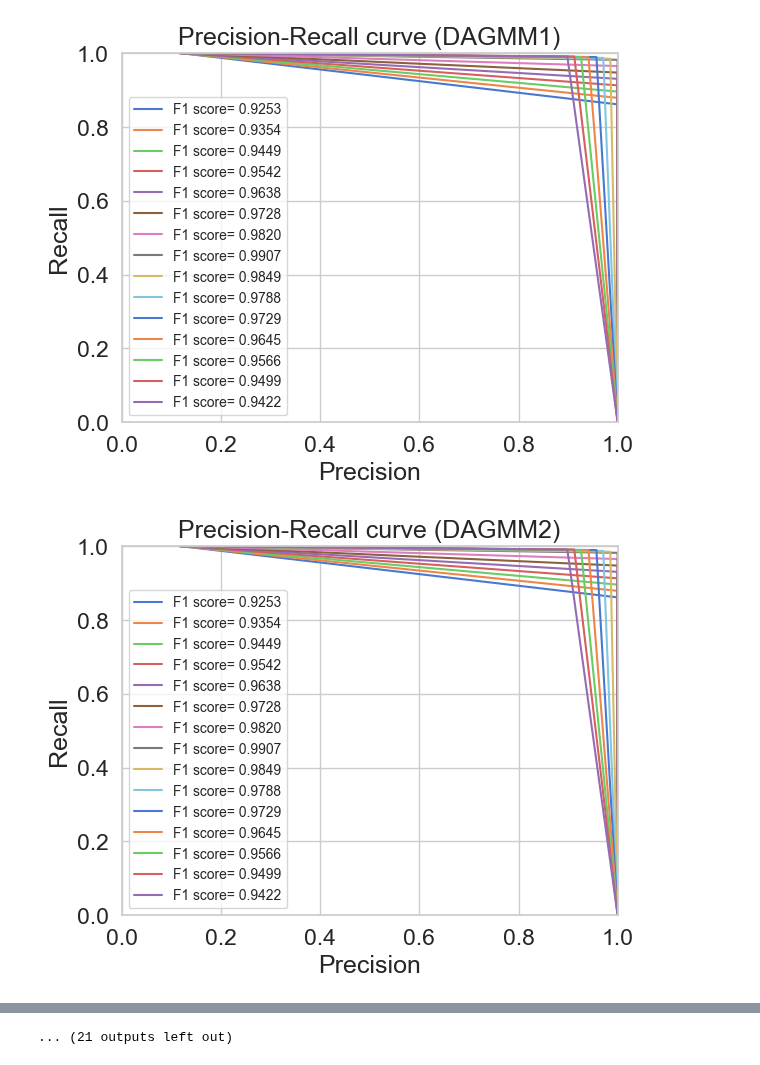
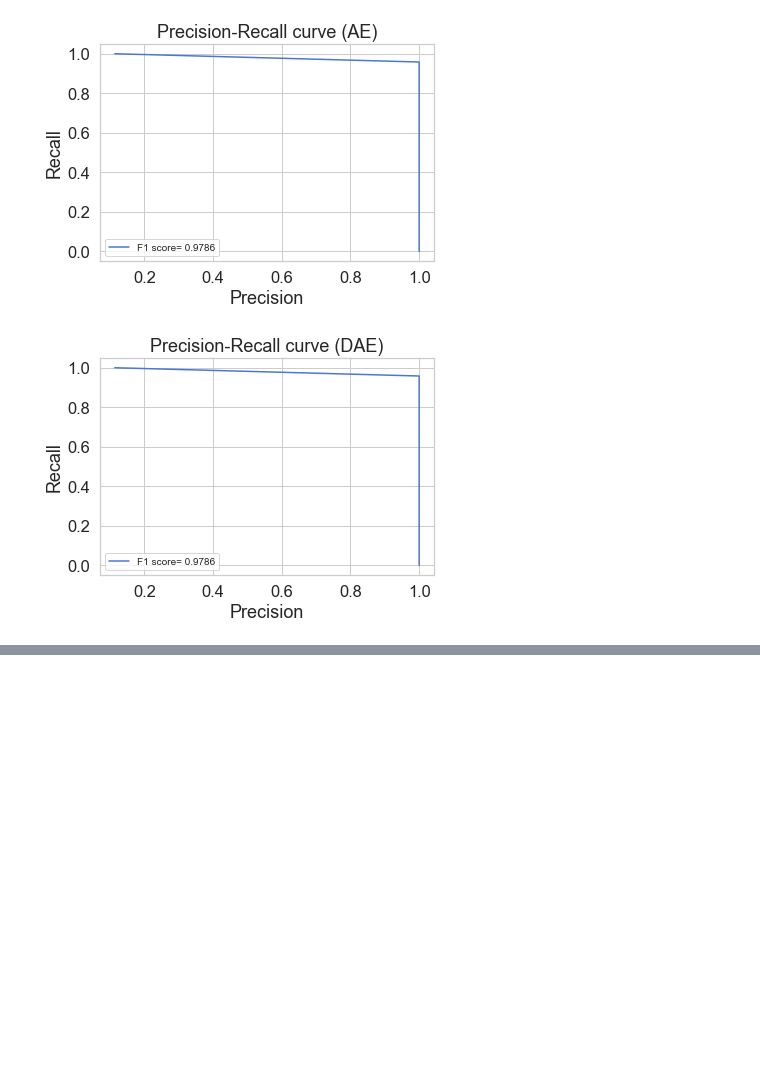
Before and after one commit to 98uranus/Autoencoder, a Jupyter notebook: Performance_graph.ipynb, the cells around one changed output, grey strips where cells are left out. Drawn from its saved outputs; the diff is of its cells as text; code cells hidden in the pictures; blank space fills up the shorter version.

```diff
--- a/Performance_graph.ipynb
+++ b/Performance_graph.ipynb
@@ -26,10 +26,21 @@ RANDOM_SEED = 42
 df = pd.read_csv("Autoencoder1.csv")
 print(df.shape)
 
+df2 = pd.read_csv("Autoencoder_wind.csv")
+print(df2.shape)
+
 LABELS = ["Normal", "Abnormal"]
 
 count_classes =pd.value_counts(df['Class'], sort = True)
 count_classes.plot(kind = 'bar', rot=0)
+plt.title("Data Class distribution")
+plt.xticks(range(2), LABELS)
+plt.xlabel("Class")
+plt.ylabel("Data")
+plt.show();
+
+count_classes2 =pd.value_counts(df2['Class'], sort = True)
+count_classes2.plot(kind = 'bar', rot=0)
 plt.title("Data Class distribution")
 plt.xticks(range(2), LABELS)
 plt.xlabel("Class")
@@ -50,5 +61,17 @@ data['R'] = r2d * data['R']
 data['Phi'] = r2d * data['Phi']
 data['Theta'] = r2d * data['Theta']
 data['Psi'] = r2d * data['Psi']
+
+data2 = df2.drop(['Time'], axis=1)
+y_true2 = df2['Class']
+
+r2d = 180/pi
+
+data2['P'] = r2d * data2['P']
+data2['Q'] = r2d * data2['Q']
+data2['R'] = r2d * data2['R']
+data2['Phi'] = r2d * data2['Phi']
+data2['Theta'] = r2d * data2['Theta']
+data2['Psi'] = r2d * data2['Psi']
 # %% [output]
 (39000, 14)
@@ -56,5 +81,5 @@ data['Psi'] = r2d * data['Psi']
 # %%
-X_train, X_test = train_test_split(data, test_size=0.3, random_state=RANDOM_SEED)
+X_train, X_test = train_test_split(data2, test_size=0.3, random_state=RANDOM_SEED)
 X_train = X_train[X_train.Class == 0]
 y_train = X_train['Class']
 X_train = pd.DataFrame(X_train)
@@ -204,15 +337,22 @@ def Confusion_Matrix(df, Model_Name, rate):
 # %%
+# rate = 11.6
+rate = list(np.arange(10,13,0.2))
+
 Model_Name = ["DAGMM1","DAGMM2"]
 AE_models = ['DAGMM_AE','DAGMM_AE2']
 AE_Name = ["DAGMM_AE1","DAGMM_AE2"]
 GMM_models = ['DAGMM_GMM.pkl','DAGMM_GMM2.pkl']
 GMM_Name = ['DAGMM_GMM1','DAGMM_GMM2']
-# rate = 11.6
-rate = list(np.arange(10,13,0.2))
+# df1 = load_models1(Model_Name, AE_models, AE_Name, GMM_models, GMM_Name, rate)
+# Precision_Recall_Curve1(df1, Model_Name, rate)
+# Confusion_Matrix1(df1, Model_Name, rate)
 
-df = load_models(Model_Name, AE_models, AE_Name, GMM_models, GMM_Name, rate)
+Model_Name = ["AE","DAE"]
+AE_models = ['AE','DAE']
+AE_Name = ["AE","DAE"]
+df2 = load_models2(Model_Name, AE_models, AE_Name)
+Precision_Recall_Curve2(df2, Model_Name)
+Confusion_Matrix2(df2, Model_Name)
 # print(df["DAGMM1"])
 # ROC_Curve(df, Model_Name, rate)
-Precision_Recall_Curve(df, Model_Name, rate)
-Confusion_Matrix(df, Model_Name, rate)
 # %% [output]
@@ -235,2 +375,2 @@ https://scikit-learn.org/stable/model_persistence.html#security-maintainability-
-[figure, old version]
+[figure, new version]
-[figure, old version]
+[figure, new version]
@@ -246 +378,0 @@ https://scikit-learn.org/stable/model_persistence.html#security-maintainability-
-... (21 outputs left out)
```
Also changed, not shown: parts of 3 cells of this notebook, 2 other files.
